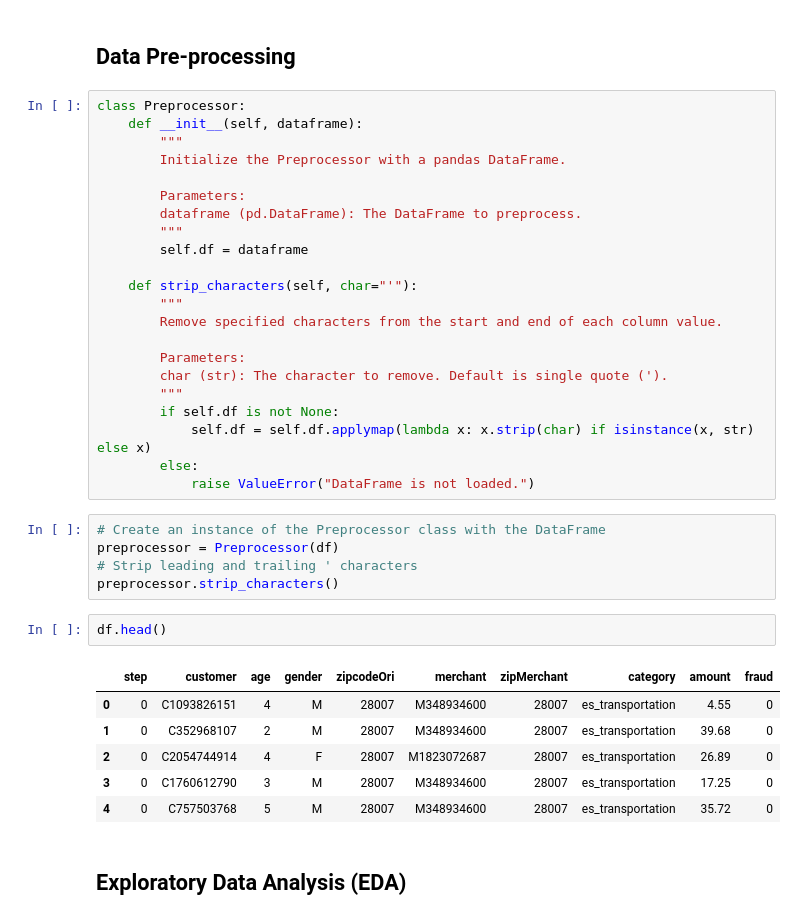
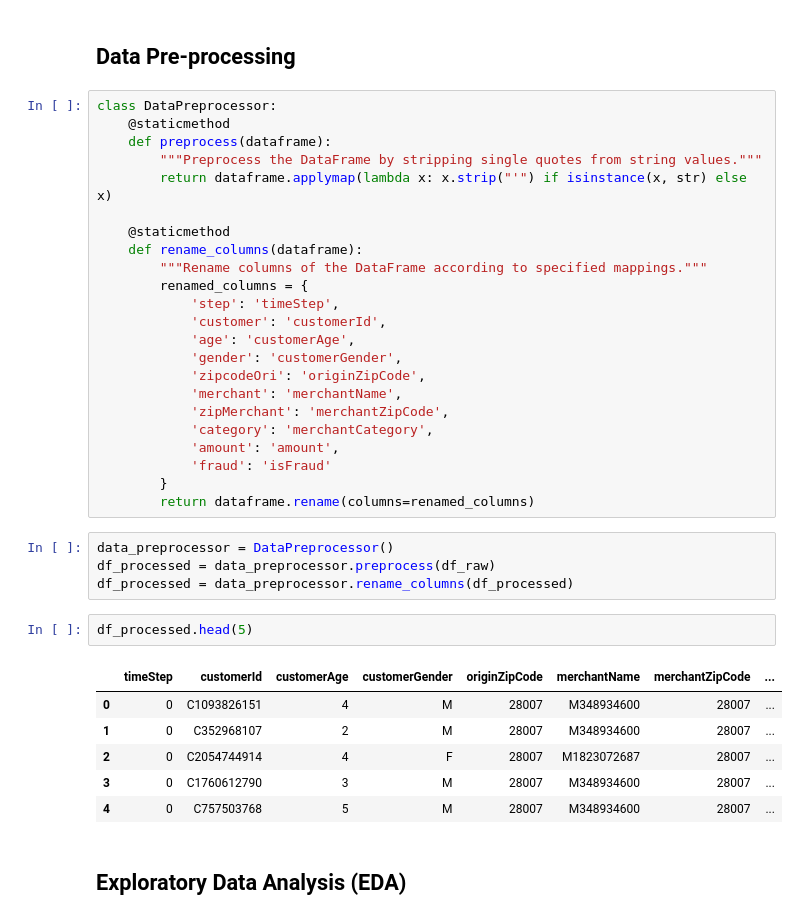
Before and after one commit to 21062872/fraud-detection-rag, a Jupyter notebook: code_files/main.ipynb, the cells around one changed output. Cells and saved outputs as stored; diff of their text form.

```diff
--- a/code_files/main.ipynb
+++ b/code_files/main.ipynb
@@ -62,41 +28,41 @@ data_loader.display_head()
 # %% [markdown]
 ## Data Pre-processing
-# %%
-class Preprocessor:
-    def __init__(self, dataframe):
-        """
-        Initialize the Preprocessor with a pandas DataFrame.
-
-        Parameters:
-        dataframe (pd.DataFrame): The DataFrame to preprocess.
-        """
-        self.df = dataframe
-
-    def strip_characters(self, char="'"):
-        """
-        Remove specified characters from the start and end of each column value.
-
-        Parameters:
-        char (str): The character to remove. Default is single quote (').
-        """
-        if self.df is not None:
-            self.df = self.df.applymap(lambda x: x.strip(char) if isinstance(x, str) else x)
-        else:
-            raise ValueError("DataFrame is not loaded.")
-# %%
-# Create an instance of the Preprocessor class with the DataFrame
-preprocessor = Preprocessor(df)
-# Strip leading and trailing ' characters
-preprocessor.strip_characters()
-# %%
-df.head()
-# %% [output]
-|  | step | customer | age | gender | zipcodeOri | merchant | zipMerchant | category | amount | fraud |
-| 0 | 0 | C1093826151 | 4 | M | 28007 | M348934600 | 28007 | es_transportation | 4.55 | 0 |
-| 1 | 0 | C352968107 | 2 | M | 28007 | M348934600 | 28007 | es_transportation | 39.68 | 0 |
-| 2 | 0 | C2054744914 | 4 | F | 28007 | M1823072687 | 28007 | es_transportation | 26.89 | 0 |
-| 3 | 0 | C1760612790 | 3 | M | 28007 | M348934600 | 28007 | es_transportation | 17.25 | 0 |
-| 4 | 0 | C757503768 | 5 | M | 28007 | M348934600 | 28007 | es_transportation | 35.72 | 0 |
+# %%
+class DataPreprocessor:
+    @staticmethod
+    def preprocess(dataframe):
+        """Preprocess the DataFrame by stripping single quotes from string values."""
+        return dataframe.applymap(lambda x: x.strip("'") if isinstance(x, str) else x)
+
+    @staticmethod
+    def rename_columns(dataframe):
+        """Rename columns of the DataFrame according to specified mappings."""
+        renamed_columns = {
+            'step': 'timeStep',
+            'customer': 'customerId',
+            'age': 'customerAge',
+            'gender': 'customerGender',
+            'zipcodeOri': 'originZipCode',
+            'merchant': 'merchantName',
+            'zipMerchant': 'merchantZipCode',
+            'category': 'merchantCategory',
+            'amount': 'amount',
+            'fraud': 'isFraud'
+        }
+        return dataframe.rename(columns=renamed_columns)
+# %%
+data_preprocessor = DataPreprocessor()
+df_processed = data_preprocessor.preprocess(df_raw)
+df_processed = data_preprocessor.rename_columns(df_processed)
+# %%
+df_processed.head(5)
+# %% [output]
+|  | timeStep | customerId | customerAge | customerGender | originZipCode | merchantName | merchantZipCode | ... |
+| 0 | 0 | C1093826151 | 4 | M | 28007 | M348934600 | 28007 | ... |
+| 1 | 0 | C352968107 | 2 | M | 28007 | M348934600 | 28007 | ... |
+| 2 | 0 | C2054744914 | 4 | F | 28007 | M1823072687 | 28007 | ... |
+| 3 | 0 | C1760612790 | 3 | M | 28007 | M348934600 | 28007 | ... |
+| 4 | 0 | C757503768 | 5 | M | 28007 | M348934600 | 28007 | ... |
 # %% [markdown]
 ## Exploratory Data Analysis (EDA)
 # %%
```
Also changed, not shown: parts of 7 cells of this notebook.
